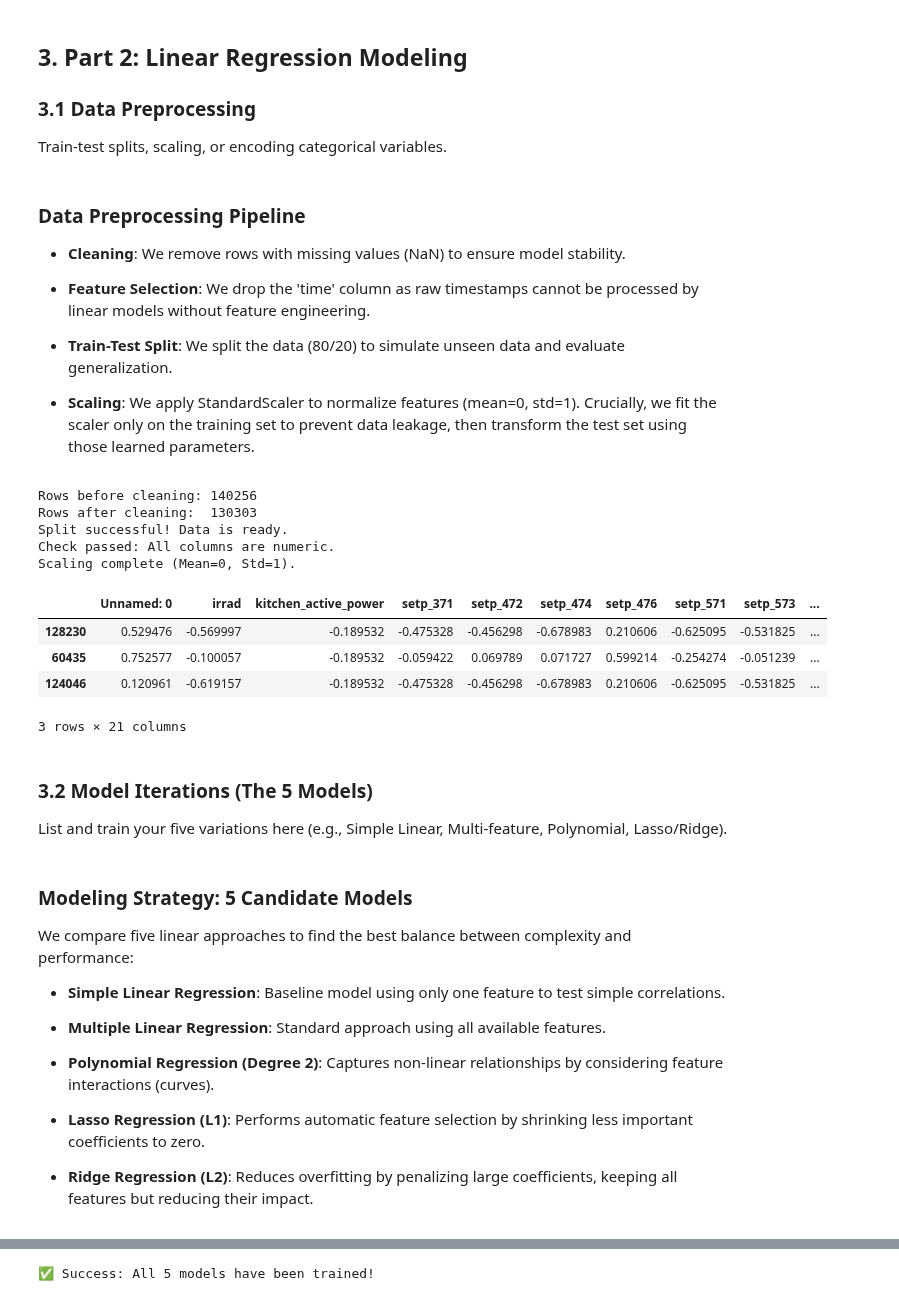
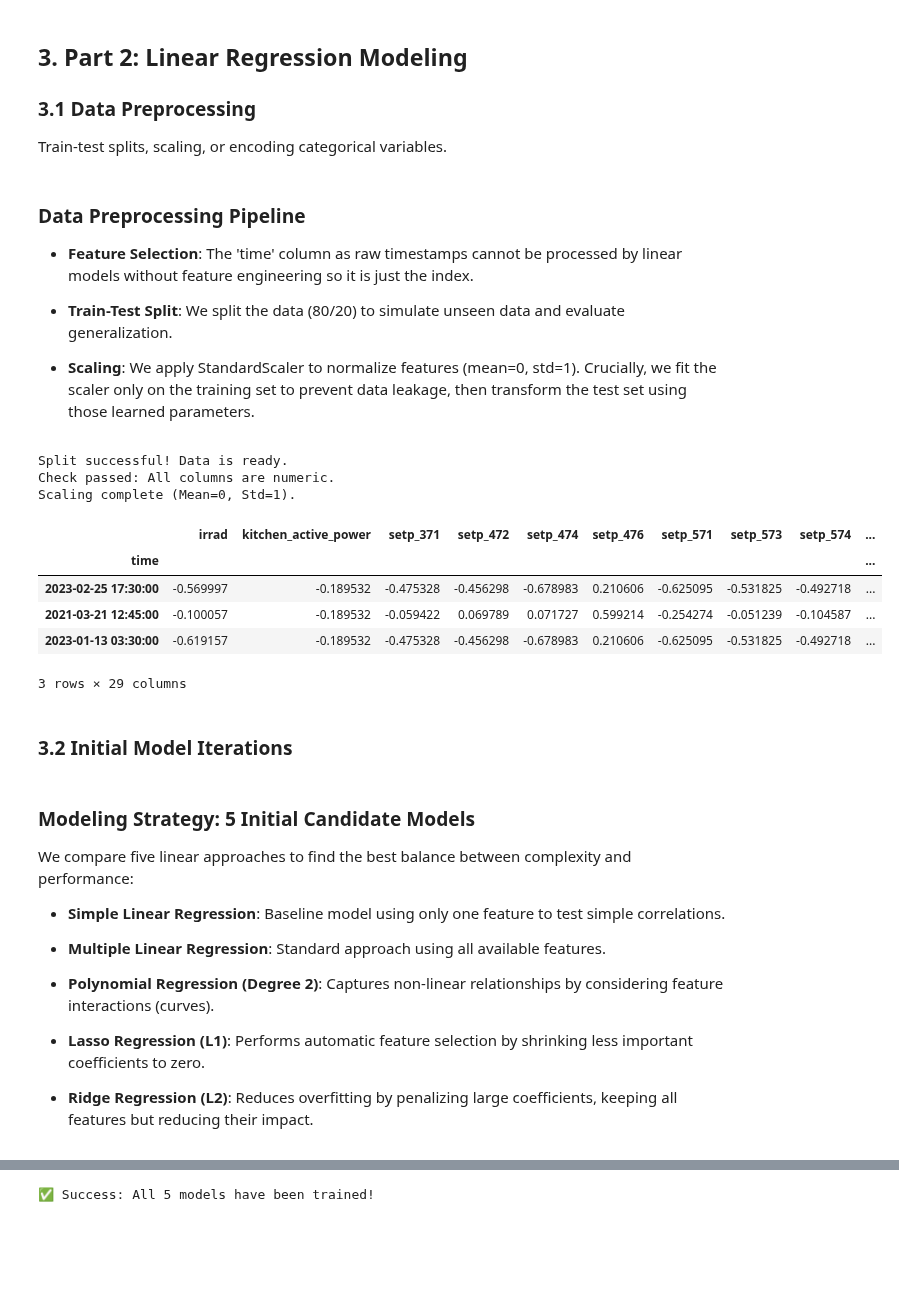
Before and after one commit to VonRiecken/Energy-Data-Engineering, a Jupyter notebook: main/ede_WS2526_project_9_ay_JR.ipynb, the cells around one changed output, grey strips where cells are left out. Drawn from its saved outputs; the diff is of its cells as text; code cells hidden in the pictures; blank space fills up the shorter version.

```diff
--- a/main/ede_WS2526_project_9_ay_JR.ipynb
+++ b/main/ede_WS2526_project_9_ay_JR.ipynb
@@ -359,3 +367,12 @@ for room in room_nums:
 [figure]
 [figure]
 [figure]
+# %%
+delta_cols = [f'delta_T_{room}' for room in room_nums]
+df_clean['av_delta_T'] = df_clean[delta_cols].mean(axis=1)
+
+plt.scatter(x=df_clean['av_delta_T'], y=df_clean['heating_cooling_power'])
+plt.title('heating/cooling power vs. average delta T')
+plt.xlabel('average temperature difference')
+plt.ylabel('power (kW)')
+plt.show()
@@ -404,9 +476,8 @@ Train-test splits, scaling, or encoding categorical variables.
 # %% [markdown]
 ### Data Preprocessing Pipeline
 
-* **Cleaning**: We remove rows with missing values (NaN) to ensure model stability.
 
-* **Feature Selection**: We drop the 'time' column as raw timestamps cannot be processed by linear models without feature engineering.
+* **Feature Selection**: The 'time' column as raw timestamps cannot be processed by linear models without feature engineering so it is just the index.
 
 * **Train-Test Split**: We split the data (80/20) to simulate unseen data and evaluate generalization.
 
@@ -414,61 +485,51 @@ Train-test splits, scaling, or encoding categorical variables.
 # %%
 # --- PART 1: Data Preparation & Scaling ---
 
-# 1. Cleaning: Drop ALL rows with missing values (in X or y)
-# This prevents errors like "Input X contains NaN" during training.
-df_clean = df.dropna()
-
-print(f"Rows before cleaning: {len(df)}")
-print(f"Rows after cleaning:  {len(df_clean)}")
-
-# 2. Define Features (X) and Target (y)
+# 1. Define Features (X) and Target (y)
 # We drop 'heating_cooling_power' (target) and 'time' (non-numeric)
-X = df_clean.drop(columns=['heating_cooling_power', 'time'])
+X = df_clean.drop(columns=['heating_cooling_power'])
 y = df_clean['heating_cooling_power']
 
-# 3. Perform the Split (80% Train, 20% Test)
+# 2. Perform the Split (80% Train, 20% Test)
 X_train, X_test, y_train, y_test = train_test_split(X, y, test_size=0.2, random_state=42)
 
 print("Split successful! Data is ready.")
 
-# 4. Consistency Check
+# 3. Consistency Check
 # Verify that all columns are numeric before scaling
 non_numeric_cols = X_train.select_dtypes(include=['object']).columns
 if len(non_numeric_cols) > 0:
     print(f"Warning: Non-numeric columns found: {non_numeric_cols}")
 else:
     print("Check passed: All columns are numeric.")
 
-# 5. Standardization (Scaling)
+# 4. Standardization (Scaling)
 # CRITICAL: Fit on training data ONLY to avoid data leakage.
 scaler = StandardScaler()
 
 X_train_scaled = scaler.fit_transform(X_train)
 X_test_scaled = scaler.transform(X_test)
 
 # Convert arrays back to DataFrames to preserve column names for analysis
 X_train_scaled = pd.DataFrame(X_train_scaled, columns=X.columns, index=X_train.index)
 X_test_scaled = pd.DataFrame(X_test_scaled, columns=X.columns, index=X_test.index)
 
 print("Scaling complete (Mean=0, Std=1).")
 display(X_train_scaled.head(3))
 # %% [output]
-Rows before cleaning: 140256
-Rows after cleaning:  130303
 Split successful! Data is ready.
 Check passed: All columns are numeric.
 Scaling complete (Mean=0, Std=1).
-|  | Unnamed: 0 | irrad | kitchen_active_power | setp_371 | setp_472 | setp_474 | setp_476 | setp_571 | setp_573 | ... |
-| 128230 | 0.529476 | -0.569997 | -0.189532 | -0.475328 | -0.456298 | -0.678983 | 0.210606 | -0.625095 | -0.531825 | ... |
-| 60435 | 0.752577 | -0.100057 | -0.189532 | -0.059422 | 0.069789 | 0.071727 | 0.599214 | -0.254274 | -0.051239 | ... |
-| 124046 | 0.120961 | -0.619157 | -0.189532 | -0.475328 | -0.456298 | -0.678983 | 0.210606 | -0.625095 | -0.531825 | ... |
+|  | irrad | kitchen_active_power | setp_371 | setp_472 | setp_474 | setp_476 | setp_571 | setp_573 | setp_574 | ... |
+| time |  |  |  |  |  |  |  |  |  | ... |
+| 2023-02-25 17:30:00 | -0.569997 | -0.189532 | -0.475328 | -0.456298 | -0.678983 | 0.210606 | -0.625095 | -0.531825 | -0.492718 | ... |
+| 2021-03-21 12:45:00 | -0.100057 | -0.189532 | -0.059422 | 0.069789 | 0.071727 | 0.599214 | -0.254274 | -0.051239 | -0.104587 | ... |
+| 2023-01-13 03:30:00 | -0.619157 | -0.189532 | -0.475328 | -0.456298 | -0.678983 | 0.210606 | -0.625095 | -0.531825 | -0.492718 | ... |
-3 rows × 21 columns
+3 rows × 29 columns
 # %% [markdown]
-### **3.2 Model Iterations (The 5 Models)**
-
-List and train your five variations here (e.g., Simple Linear, Multi-feature, Polynomial, Lasso/Ridge).
+### **3.2 Initial Model Iterations**
 # %% [markdown]
-### Modeling Strategy: 5 Candidate Models
+### Modeling Strategy: 5 Initial Candidate Models
 
 We compare five linear approaches to find the best balance between complexity and performance:
 
```
Also changed, not shown: parts of 17 cells of this notebook.
